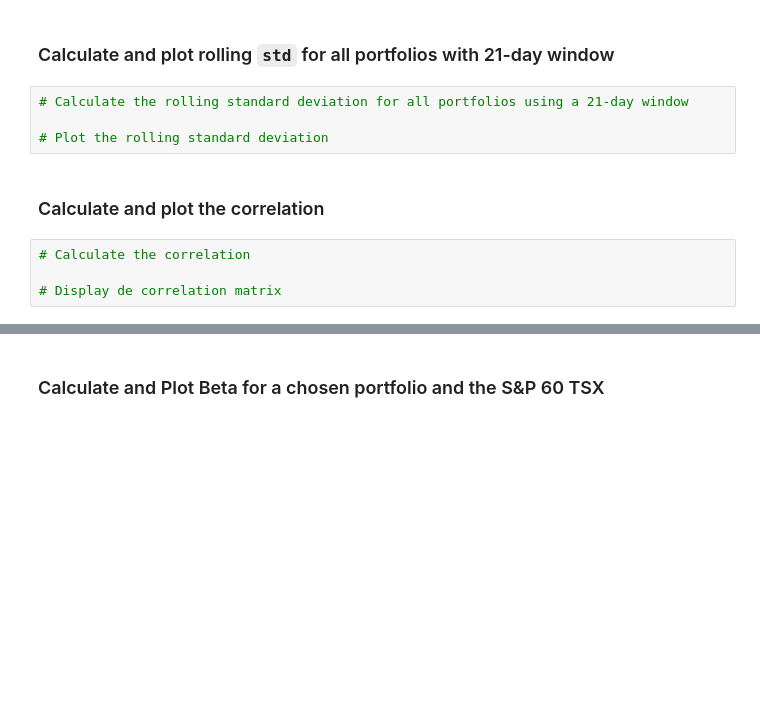
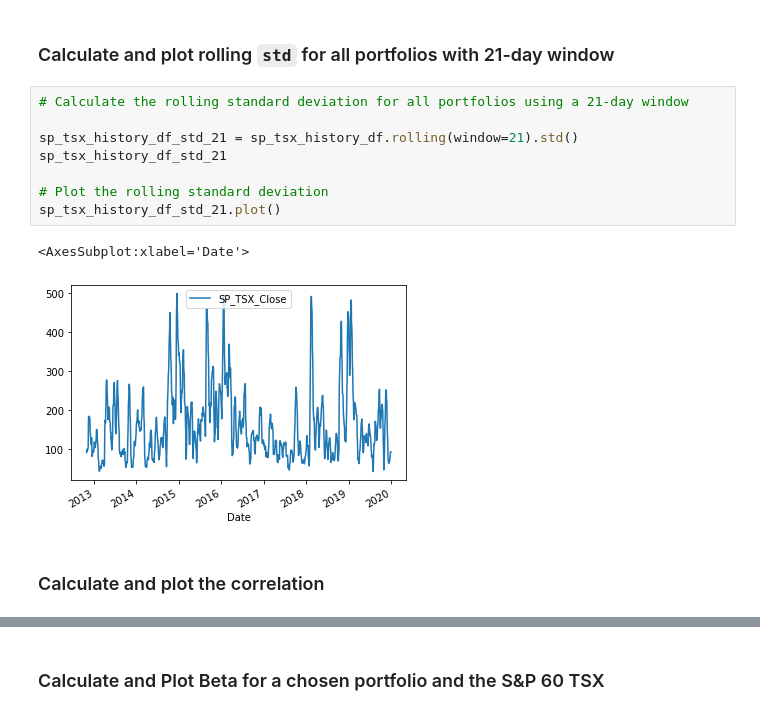
Before and after one commit to aliabolhassani/whale-analysis, a Jupyter notebook: Code/whale_analysis.ipynb, the cells around one changed output, grey strips where cells are left out. Saved outputs shown, nothing was run; the diff lists cells and outputs as text; blank space fills up the shorter version.

Commit message:
Rolling Statistics implemented

```diff
--- a/Code/whale_analysis.ipynb
+++ b/Code/whale_analysis.ipynb
@@ -260,10 +261,13 @@ Risk changes over time. Analyze the rolling statistics for Risk and Beta.
 # %%
 # Calculate the rolling standard deviation for all portfolios using a 21-day window
 
+sp_tsx_history_df_std_21 = sp_tsx_history_df.rolling(window=21).std()
+sp_tsx_history_df_std_21
+
 # Plot the rolling standard deviation
+sp_tsx_history_df_std_21.plot()
+# %% [output]
+<AxesSubplot:xlabel='Date'>
+[figure, added]
 # %% [markdown]
 ### Calculate and plot the correlation
-# %%
-# Calculate the correlation
-
-# Display de correlation matrix
```
Also changed, not shown: parts of 7 cells of this notebook.
